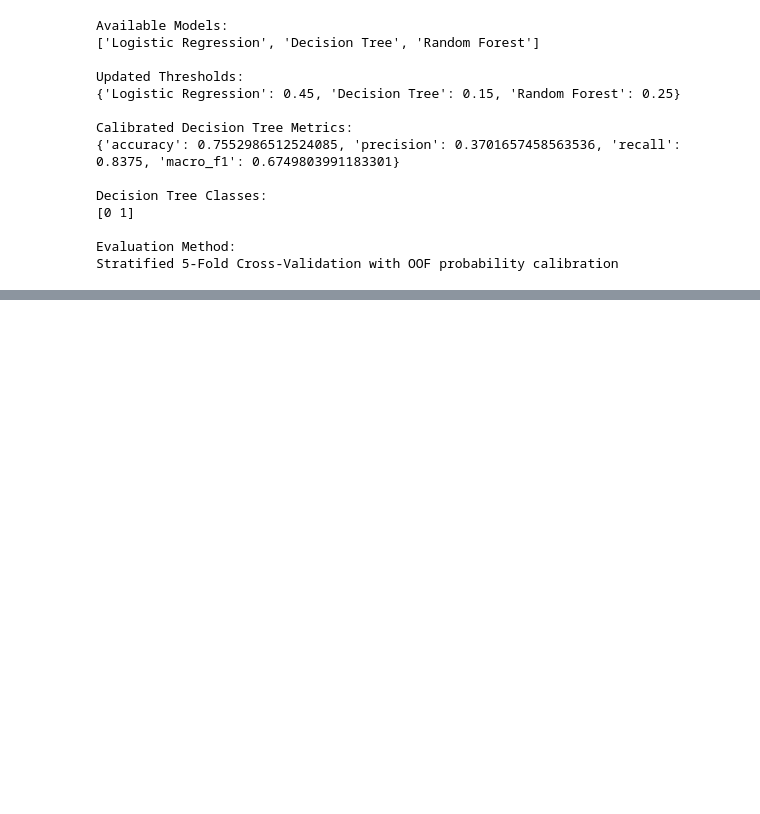
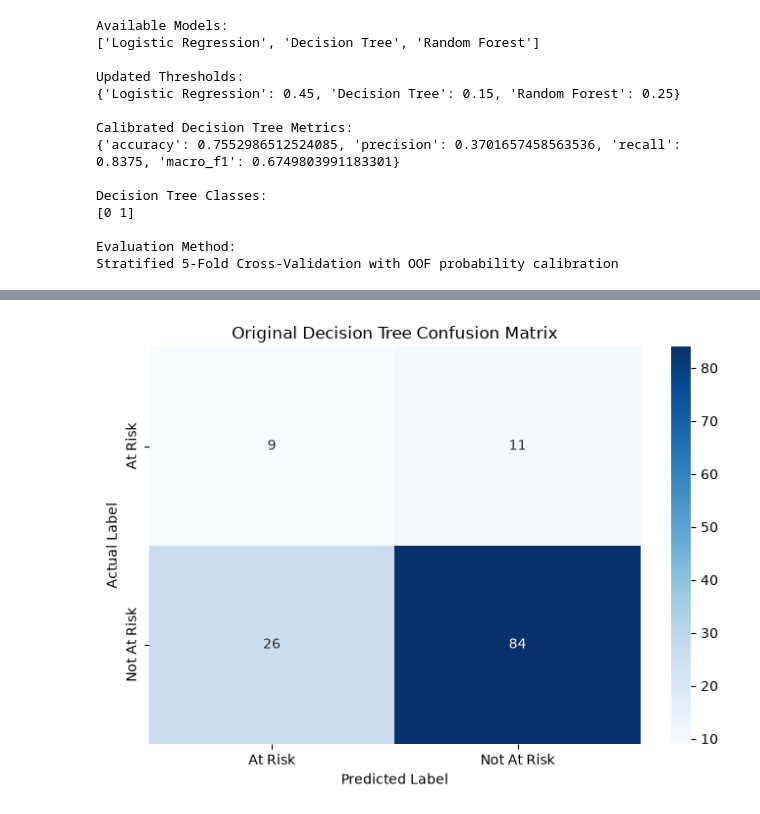
Before and after one commit to SachinKrSingh-138/Academic_Project, a Jupyter notebook: notebooks/analysis.ipynb, the cells around one changed output, grey strips where cells are left out. Drawn from its saved outputs; the diff is of its cells as text; code cells hidden in the pictures; blank space fills up the shorter version.

Commit message:
Update student academic risk prediction project

```diff
--- a/notebooks/analysis.ipynb
+++ b/notebooks/analysis.ipynb
@@ -2908,0 +3071,58 @@ Stratified 5-Fold Cross-Validation with OOF probability calibration
+# %%
+
+# Import libraries required for confusion matrix visualization
+import matplotlib.pyplot as plt
+import seaborn as sns
+from sklearn.metrics import confusion_matrix
+from pathlib import Path
+
+# Create the results directory if it does not exist
+results_dir = Path("../results")
+results_dir.mkdir(parents=True, exist_ok=True)
+
+# Calculate the original Decision Tree probabilities
+original_dt_probabilities = best_decision_tree.predict_proba(X_test)
+
+# Find the probability column corresponding to At Risk
+risk_column = list(best_decision_tree.classes_).index(at_risk_class)
+
+# Extract At Risk probabilities
+original_dt_risk_probabilities = original_dt_probabilities[:, risk_column]
+
+# Apply the original Decision Tree threshold
+original_dt_predictions = np.where(
+    original_dt_risk_probabilities >= 0.45,
+    at_risk_class,
+    not_at_risk_class
+)
+
+# Generate the confusion matrix
+original_cm = confusion_matrix(
+    y_test_encoded,
+    original_dt_predictions,
+    labels=[at_risk_class, not_at_risk_class]
+)
+
+# Plot the confusion matrix
+plt.figure(figsize=(7, 5))
+
+sns.heatmap(
+    original_cm,
+    annot=True,
+    fmt="d",
+    cmap="Blues",
+    xticklabels=["At Risk", "Not At Risk"],
+    yticklabels=["At Risk", "Not At Risk"]
+)
+
+plt.title("Original Decision Tree Confusion Matrix")
+plt.xlabel("Predicted Label")
+plt.ylabel("Actual Label")
+plt.tight_layout()
+
+# Save the confusion matrix image
+plt.savefig(results_dir / "confusion_matrix.png", dpi=300, bbox_inches="tight")
+
+plt.show()
+# %% [output]
+[figure, added]
```
Also changed, not shown: parts of 8 cells of this notebook, 7 other files.
